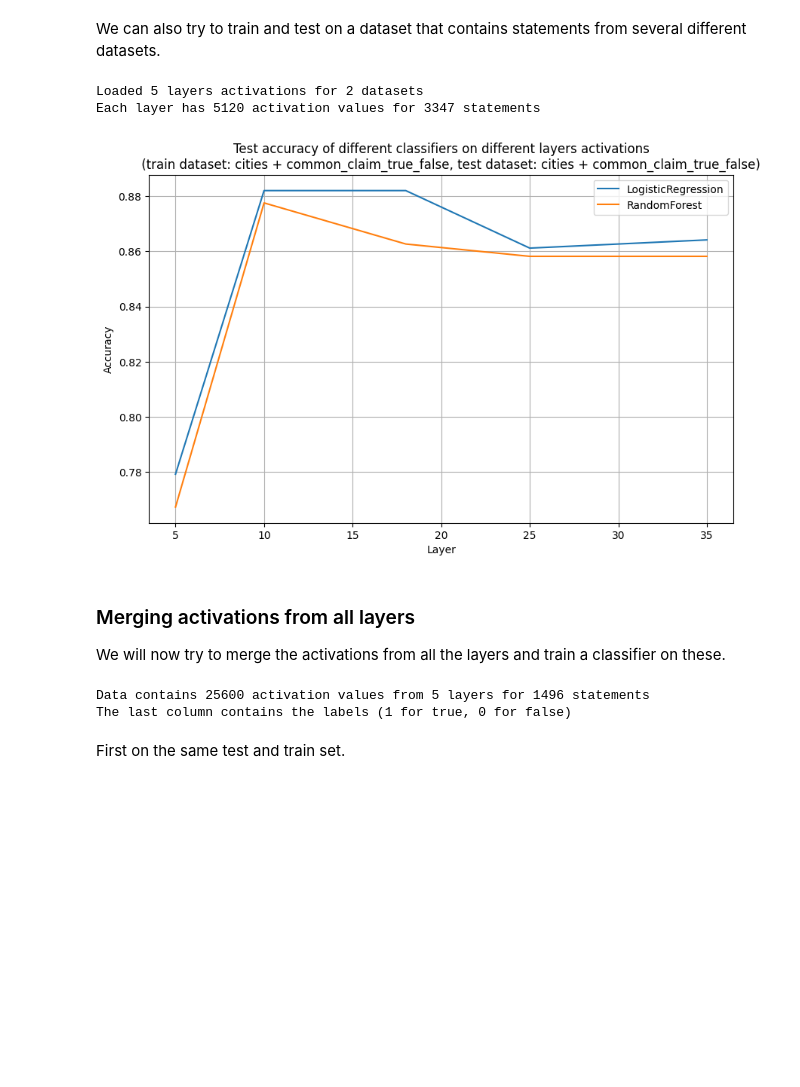
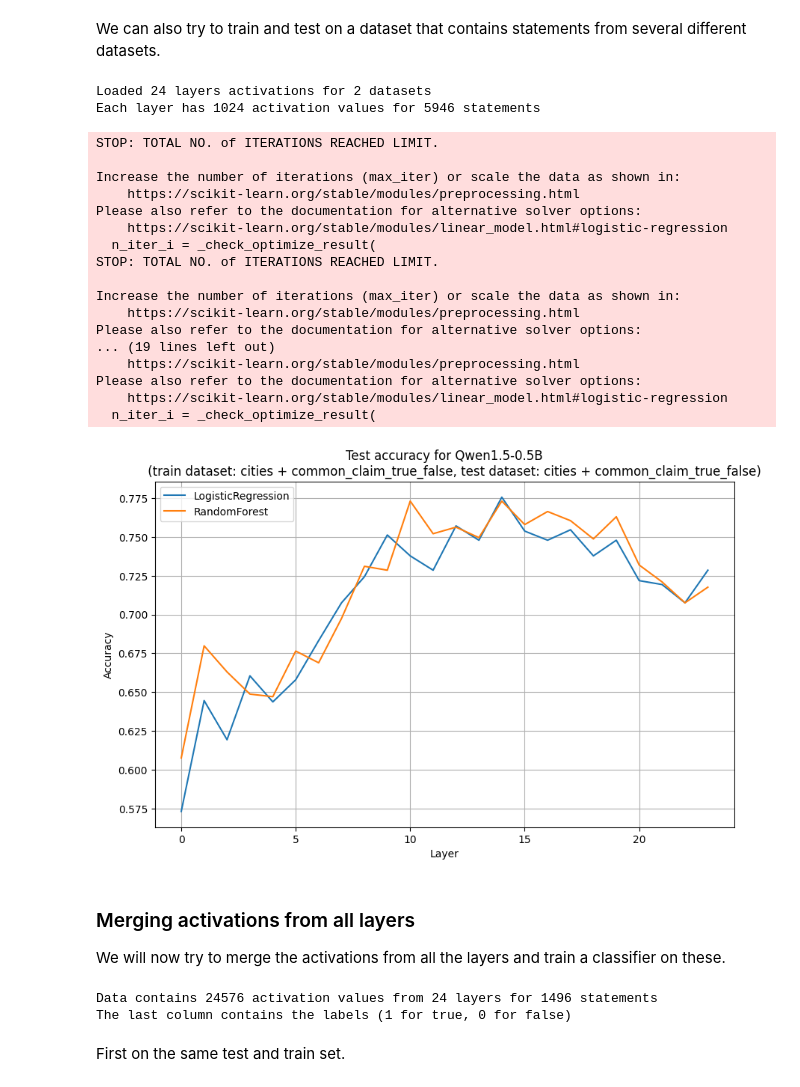
Before and after one commit to LouisCleriot/Latent-truth-detector, a Jupyter notebook: notebooks/classification.ipynb, the cells around one changed output. Drawn from its saved outputs; the diff is of its cells as text; code cells hidden in the pictures; blank space fills up the shorter version.

Commit message:
[+] adding support for all models

```diff
--- a/notebooks/classification.ipynb
+++ b/notebooks/classification.ipynb
@@ -62,11 +55,13 @@ def get_accuracy(data, clf, random_state=42, nb_train=None, data_test=None, nb_t
 # %%
 from sklearn.linear_model import LogisticRegression
+from sklearn.model_selection import train_test_split
 
 
 nth = 10
-data = load_nth_layer_data(nth, 'cities')
+data = load_nth_layer_data(nth, 'cities', 'Qwen1.5-0.5B')
 
 clf = LogisticRegression(max_iter=1000)
-accuracy = get_accuracy(data, clf)
+x_train, x_test, y_train, y_test = train_test_split(data.drop(columns=['label', 'dataset']), data['label'], test_size=0.2)
+accuracy = get_accuracy(clf, x_train, y_train, x_test, y_test)
 print(f'Accuracy of {clf.__class__.__name__} on layer {nth} activations: {accuracy:.2f}')
 # %% [output]
@@ -75,12 +70,13 @@ Accuracy of LogisticRegression on layer 10 activations: 0.99
 We can also try to train a Random Forest classifier.
 # %%
 from sklearn.ensemble import RandomForestClassifier
+from sklearn.model_selection import train_test_split
 
 
 nth = 10
-data = load_nth_layer_data(nth, 'cities')
+data = load_nth_layer_data(nth, 'cities', 'Qwen1.5-0.5B')
 
 clf = RandomForestClassifier()
-accuracy = get_accuracy(data, clf)
+x_train, x_test, y_train, y_test = train_test_split(data.drop(columns=['label', 'dataset']), data['label'], test_size=0.2)
 print(f'Accuracy of {clf.__class__.__name__} on layer {nth} activations: {accuracy:.2f}')
 # %% [output]
@@ -135,60 +176,85 @@ plot_accuracy(layers, clfs, 'cities', 'common_claim_true_false')
 # %% [markdown]
 We can also try to train and test on a dataset that contains statements from several different datasets.
 # %%
-def load_mixed_data(layers, datasets):
-    mixed_datasets = [pd.concat([load_nth_layer_data(nth, dataset) for dataset in datasets], axis=0) for nth in layers]
+def load_mixed_data(layers, datasets, model):
+    mixed_datasets = [pd.concat([load_nth_layer_data(nth, dataset, model) for dataset in datasets], axis=0).sample(frac=1).reset_index(drop=True) for nth in layers]
     return mixed_datasets
 # %%
-layers = [5, 10, 18, 25, 35]
+layers = list(range(0, 24))
 datasets = ['cities', 'common_claim_true_false']
-mixed_datasets = load_mixed_data(layers, datasets)
+mixed_datasets = load_mixed_data(layers, datasets, 'Qwen1.5-0.5B')
 
 print(f'Loaded {len(layers)} layers activations for {len(datasets)} datasets')
-print(f'Each layer has {mixed_datasets[0].shape[1] - 1} activation values for {mixed_datasets[0].shape[0]} statements')
+print(f'Each layer has {mixed_datasets[0].shape[1] - 2} activation values for {mixed_datasets[0].shape[0]} statements')
 # %% [output]
-Loaded 5 layers activations for 2 datasets
-Each layer has 5120 activation values for 3347 statements
+Loaded 24 layers activations for 2 datasets
+Each layer has 1024 activation values for 5946 statements
 # %%
-# Refactoring the plot function would be prettier
+import matplotlib.pyplot as plt
+
+layers = list(range(0, 24))
+model = 'Qwen1.5-0.5B'
+
 clfs = [LogisticRegression(max_iter=1000), RandomForestClassifier()]
+
 accuracies = {clf.__class__.__name__: [] for clf in clfs}
 
 for i, nth in enumerate(layers):
+    train_data = mixed_datasets[i]
+    x_train, x_test, y_train, y_test = train_test_split(train_data.drop(columns=['label', 'dataset']), train_data['label'], test_size=0.2)
+
     for clf in clfs:
-        accuracy = get_accuracy(mixed_datasets[i], clf)
+        accuracy = get_accuracy(clf, x_train, y_train, x_test, y_test)
         accuracies[clf.__class__.__name__].append(accuracy)
 
 plt.figure(figsize=(10, 6))
 for clf, acc in accuracies.items():
     plt.plot(layers, acc, label=clf.replace('Classifier', ''))
 plt.xlabel('Layer')
 plt.ylabel('Accuracy')
-plt.title(f'Test accuracy of different classifiers on different layers activations\n \
+plt.title(f'Test accuracy for {model}\n \
     (train dataset: {" + ".join(datasets)}, test dataset: {" + ".join(datasets)})')
 plt.legend()
 plt.grid()
 plt.show()
 # %% [output]
+STOP: TOTAL NO. of ITERATIONS REACHED LIMIT.
+
+Increase the number of iterations (max_iter) or scale the data as shown in:
+    https://scikit-learn.org/stable/modules/preprocessing.html
+Please also refer to the documentation for alternative solver options:
+    https://scikit-learn.org/stable/modules/linear_model.html#logistic-regression
+  n_iter_i = _check_optimize_result(
+STOP: TOTAL NO. of ITERATIONS REACHED LIMIT.
+
+Increase the number of iterations (max_iter) or scale the data as shown in:
+    https://scikit-learn.org/stable/modules/preprocessing.html
+Please also refer to the documentation for alternative solver options:
+... (19 lines left out)
+    https://scikit-learn.org/stable/modules/preprocessing.html
+Please also refer to the documentation for alternative solver options:
+    https://scikit-learn.org/stable/modules/linear_model.html#logistic-regression
+  n_iter_i = _check_optimize_result(
-[figure, old version]
+[figure, new version]
 # %% [markdown]
 ### Merging activations from all layers
 We will now try to merge the activations from all the layers and train a classifier on these.
 # %%
-def load_merged_data(layers=[5, 10, 18, 25, 35], dataset='cities'):
-    datas = [load_nth_layer_data(nth, dataset) for nth in layers]
+def load_merged_data(layers, dataset, model):
+    datas = [load_nth_layer_data(nth, dataset, model) for nth in layers]
     for i in range(len(datas) - 1):
-        datas[i].drop(datas[i].columns[-1], axis=1, inplace=True)
+        datas[i].drop(['label', 'dataset'], axis=1, inplace=True)
 
     data = pd.concat(datas, axis=1)
 
     return data
 
-layers = [5, 10, 18, 25, 35]
-data = load_merged_data(layers, 'cities')
-print(f'Data contains {data.shape[1] - 1} activation values from {len(layers)} layers for {data.shape[0]} statements')
+layers = list(range(24))
+data = load_merged_data(layers, 'cities', 'Qwen1.5-0.5B')
+print(f'Data contains {data.shape[1] - 2} activation values from {len(layers)} layers for {data.shape[0]} statements')
 print('The last column contains the labels (1 for true, 0 for false)')
 # %% [output]
-Data contains 25600 activation values from 5 layers for 1496 statements
+Data contains 24576 activation values from 24 layers for 1496 statements
 The last column contains the labels (1 for true, 0 for false)
 # %% [markdown]
 First on the same test and train set.
```
Also changed, not shown: parts of 16 cells of this notebook.
